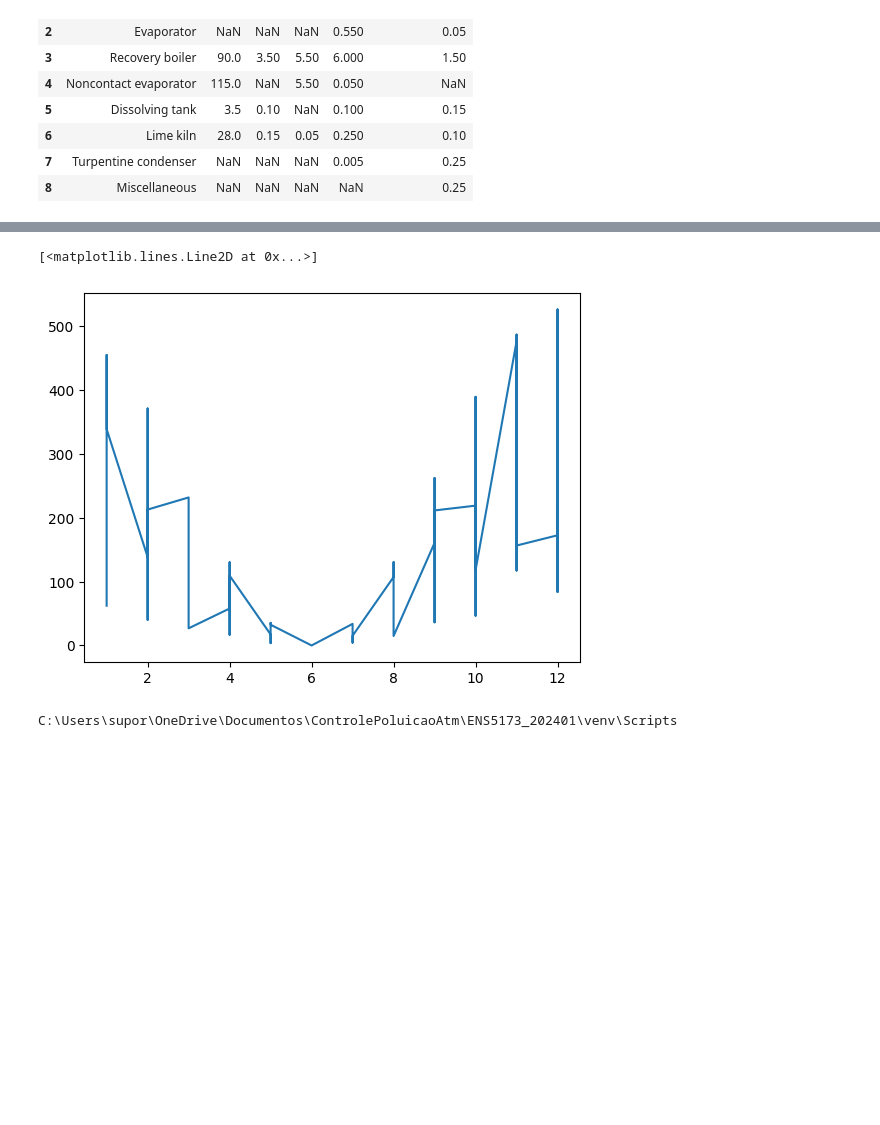
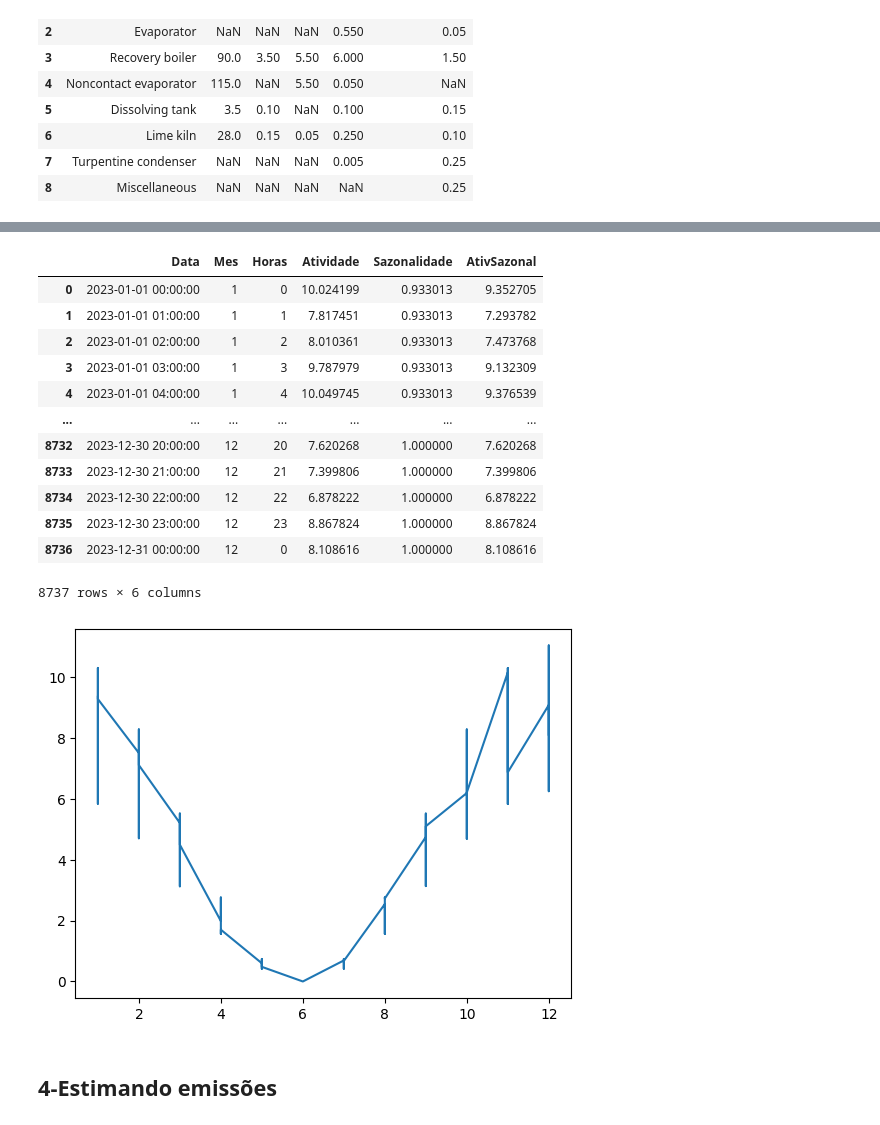
Before and after one commit to pavei3/ENS5173_202401, a Jupyter notebook: scripts/Atividade1Emissões-checkpoint.ipynb, the cells around one changed output, grey strips where cells are left out. Drawn from its saved outputs; the diff is of its cells as text; code cells hidden in the pictures; blank space fills up the shorter version.

```diff
--- a/scripts/Atividade1Emissões-checkpoint.ipynb
+++ b/scripts/Atividade1Emissões-checkpoint.ipynb
@@ -145,13 +181,13 @@ fig.savefig(cwd+'\\Figuras\\barplot_fatorEmiss.png')
 # %%
-# Criando vetor de valores aleatórios
+# Criando vetor de valores máx e min
 import numpy as np
-atvMax = 265
-atvMin = 26.5
-n = 1000
+atvMax = 265/24
+atvMin = 150/24
+n = dfHora.shape[0]
+print(n)
 atv = (atvMax - atvMin)*np.random.rand(n) + atvMin
-#print(atv)
 
-# Criando uma figura com os valores aleatórios
+# Criando uma figura com os máx e min
 fig, ax= plt.subplots()
 ax.plot(atv)
 # %% [output]
@@ -262,0 +197,13 @@ print(df)
+# %%
+# Criando dataframe com datas e valores de atividade máx e min
+import pandas as pd
+
+# Criando coluna de atividade
+
+dfHora['Atividade'] = atv
+
+# Criando uma figura com os valores máx e min
+plt.plot(datasHora, atv)
+dfHora.to_csv(r"C:\Users\supor\OneDrive\Documentos\ControlePoluicaoAtm\ENS5173_202401\venv\Scripts\tabelas\atividade.csv")
+print(n)
+dfHora
@@ -263,8 +280,9 @@ print(df)
 # %%
 # Criando componente sazonal
 
-sazonalidade = np.cos((2*np.pi)*df['Mes']/12)
-plt.plot(sazonalidade)
-df['sazonalidade'] = sazonalidade + 1
-#df.to_csv(r"C:\Users\Leonardo.Hoinaski\Documents\ENS5173_202401\tabelas\ativ.csv")
+sazonalidade = np.cos((2*np.pi)*dfHora['Mes']/12)
+plt.plot(dfHora['Data'], sazonalidade)
+dfHora['Sazonalidade'] = (sazonalidade + 1)/2
+dfHora.to_csv(r"C:\Users\supor\OneDrive\Documentos\ControlePoluicaoAtm\ENS5173_202401\venv\Scripts\tabelas\atividade.csv")
+dfHora
 # %% [output]
@@ -272,13 +303,24 @@ df['sazonalidade'] = sazonalidade + 1
 # %%
-# Valores aleatórios com sazonalidade
+# Valores de atividade máx e mín com sazonalidade
 
-df['aleatorioSazonal'] = df['atividade'] * df['sazonalidade']
+dfHora['AtivSazonal'] = dfHora['Atividade'] * dfHora['Sazonalidade']
 
-plt.plot(df['Mes'], df['aleatorioSazonal'])
+plt.plot(dfHora['Mes'], dfHora['AtivSazonal'])
+dfHora
 # %% [output]
+|  | Data | Mes | Horas | Atividade | Sazonalidade | AtivSazonal |
+| 0 | 2023-01-01 00:00:00 | 1 | 0 | 10.024199 | 0.933013 | 9.352705 |
+| 1 | 2023-01-01 01:00:00 | 1 | 1 | 7.817451 | 0.933013 | 7.293782 |
+| 2 | 2023-01-01 02:00:00 | 1 | 2 | 8.010361 | 0.933013 | 7.473768 |
+| 3 | 2023-01-01 03:00:00 | 1 | 3 | 9.787979 | 0.933013 | 9.132309 |
+| 4 | 2023-01-01 04:00:00 | 1 | 4 | 10.049745 | 0.933013 | 9.376539 |
+| ... | ... | ... | ... | ... | ... | ... |
+| 8732 | 2023-12-30 20:00:00 | 12 | 20 | 7.620268 | 1.000000 | 7.620268 |
+| 8733 | 2023-12-30 21:00:00 | 12 | 21 | 7.399806 | 1.000000 | 7.399806 |
+| 8734 | 2023-12-30 22:00:00 | 12 | 22 | 6.878222 | 1.000000 | 6.878222 |
+| 8735 | 2023-12-30 23:00:00 | 12 | 23 | 8.867824 | 1.000000 | 8.867824 |
+| 8736 | 2023-12-31 00:00:00 | 12 | 0 | 8.108616 | 1.000000 | 8.108616 |
-[<matplotlib.lines.Line2D at 0x...>]
+8737 rows × 6 columns
-[figure, old version]
+[figure, new version]
-# %%
-print(cwd)
-# %% [output]
-C:\Users\supor\OneDrive\Documentos\ControlePoluicaoAtm\ENS5173_202401\venv\Scripts
+# %% [markdown]
+## 4-Estimando emissões
```
Also changed, not shown: parts of 27 cells of this notebook.
